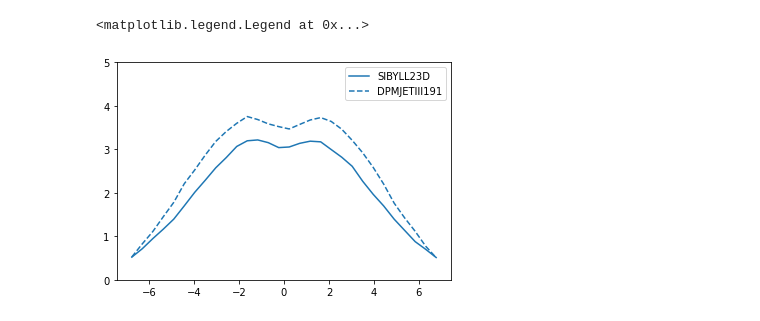
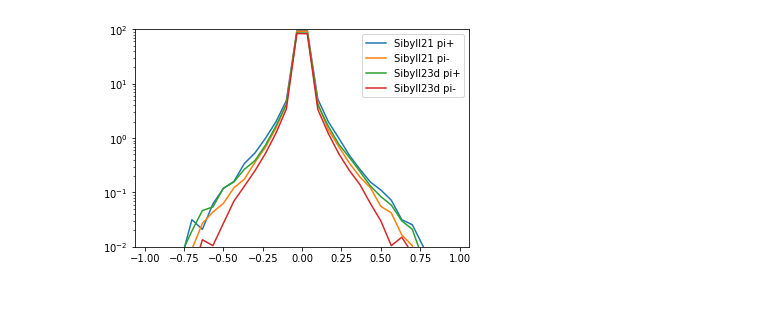
Before and after one commit to impy-project/chromo, a Jupyter notebook: examples/compare_two_models.ipynb, the cells around one changed output. Saved outputs shown, nothing was run; the diff lists cells and outputs as text; code cells hidden in the pictures.

```diff
--- a/examples/compare_two_models.ipynb
+++ b/examples/compare_two_models.ipynb
@@ -129,8 +110,14 @@ plt.legend()
-# %%
-l=plt.plot(eta_grid, m1_charged_eta, label=m1)[0]
-plt.plot(eta_grid, m2_charged_eta,c=l.get_color(), ls='--', label=m2)
-plt.ylim(0,5)
-plt.legend()
-# %% [output]
-<matplotlib.legend.Legend at 0x...>
-[figure, removed]
+# %%
+for model, r in results.items():
+    plt.plot(grid, r["pi+"], label=f"{model} pi+")
+    plt.plot(grid, r["pi-"], label=f"{model} pi-")
+
+plt.ylim(1e-2,)
+plt.semilogy()
+plt.legend()
+
+plt.ylim(1e-2,)
+plt.semilogy()
+plt.legend();
+# %% [output]
+[figure, added]
```
Also changed, not shown: parts of 11 cells of this notebook.
